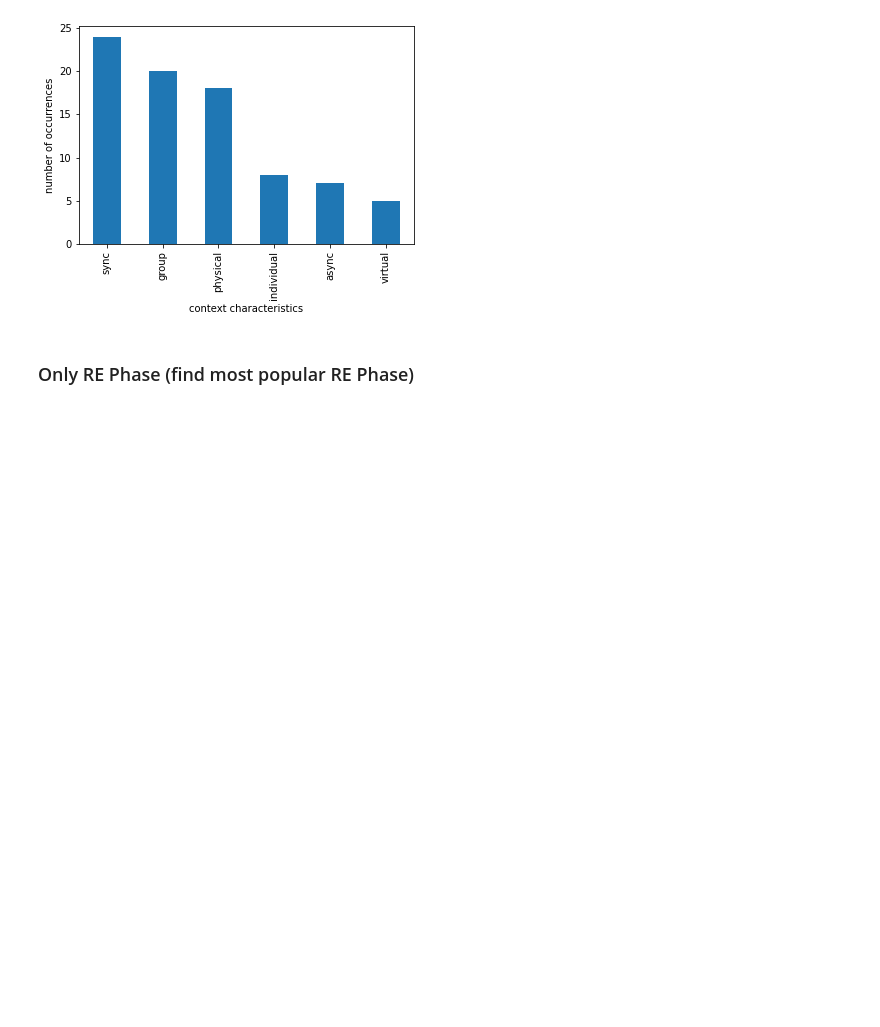
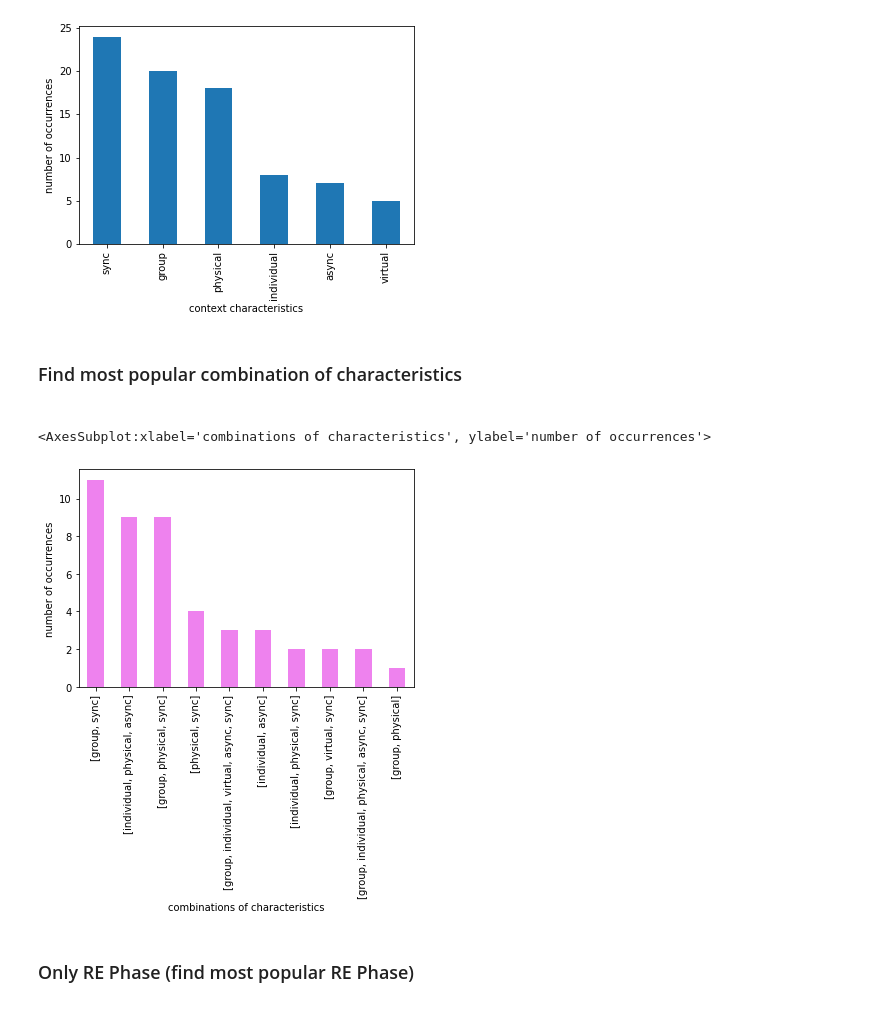
Before and after one commit to AlexHahnGF/bachelor, a Jupyter notebook: Untitled.ipynb, the cells around one changed output. Cells and saved outputs as stored; diff of their text form; code cells hidden in the pictures; blank space fills up the shorter version.

Commit message:
combinations of characterstics is implemented

```diff
--- a/Untitled.ipynb
+++ b/Untitled.ipynb
@@ -116,6 +116,25 @@ df['characteristic'].value_counts().plot(kind='bar',
 # %% [output]
 <AxesSubplot:xlabel='context characteristics', ylabel='number of occurrences'>
 [figure]
+# %% [markdown]
+<h3> Find most popular combination of characteristics <h3>
+# %%
+combination_data = []
+for index, row in data.iterrows():
+    combination_name = []
+    for idx in range(2,len(row)):
+            if not pd.isnull(row[idx]) and row[idx] == True:
+                combination_name.append(row.index[idx])
+    if len(combination_name) > 1:
+        combination_data.append(combination_name)
+
+pd.Series(combination_data).value_counts().plot(kind='bar',
+                                                color='violet',
+                                                xlabel='combinations of characteristics',
+                                                ylabel='number of occurrences')
+# %% [output]
+<AxesSubplot:xlabel='combinations of characteristics', ylabel='number of occurrences'>
+[figure, added]
 # %% [markdown]
 <h3> Only RE Phase (find most popular RE Phase)<h3>
 # %%
```
